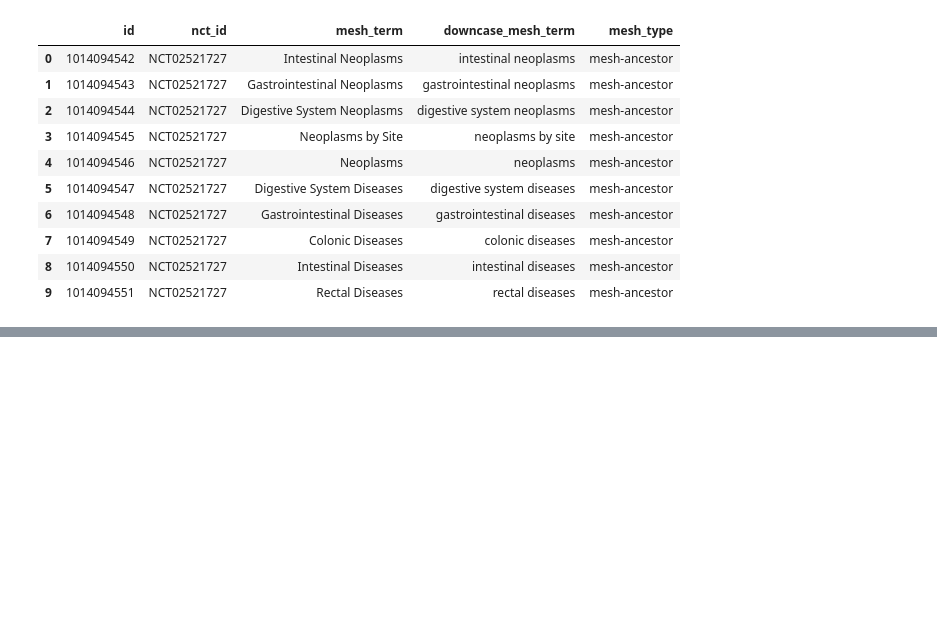
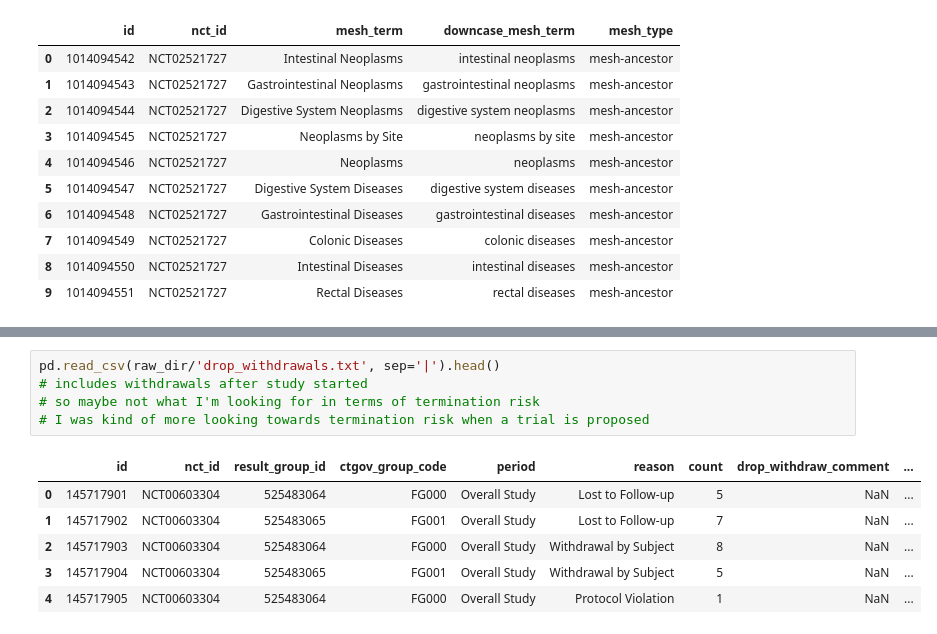
Before and after one commit to danherbb/clinical-trial-termination-risk, a Jupyter notebook: notebooks/data_exploration.ipynb, the cells around one changed output, grey strips where cells are left out. Drawn from its saved outputs; the diff is of its cells as text; blank space fills up the shorter version.

```diff
--- a/notebooks/data_exploration.ipynb
+++ b/notebooks/data_exploration.ipynb
@@ -170,0 +545,12 @@ len([cond for cond in conditions['downcase_name'] if 'anxiety' in cond])
+# %%
+pd.read_csv(raw_dir/'drop_withdrawals.txt', sep='|').head()
+# includes withdrawals after study started
+# so maybe not what I'm looking for in terms of termination risk
+# I was kind of more looking towards termination risk when a trial is proposed
+# %% [output]
+|  | id | nct_id | result_group_id | ctgov_group_code | period | reason | count | drop_withdraw_comment | ... |
+| 0 | 145717901 | NCT00603304 | 525483064 | FG000 | Overall Study | Lost to Follow-up | 5 | NaN | ... |
+| 1 | 145717902 | NCT00603304 | 525483065 | FG001 | Overall Study | Lost to Follow-up | 7 | NaN | ... |
+| 2 | 145717903 | NCT00603304 | 525483064 | FG000 | Overall Study | Withdrawal by Subject | 8 | NaN | ... |
+| 3 | 145717904 | NCT00603304 | 525483065 | FG001 | Overall Study | Withdrawal by Subject | 5 | NaN | ... |
+| 4 | 145717905 | NCT00603304 | 525483064 | FG000 | Overall Study | Protocol Violation | 1 | NaN | ... |
```
Also changed, not shown: parts of 60 cells of this notebook, 2 other files.
